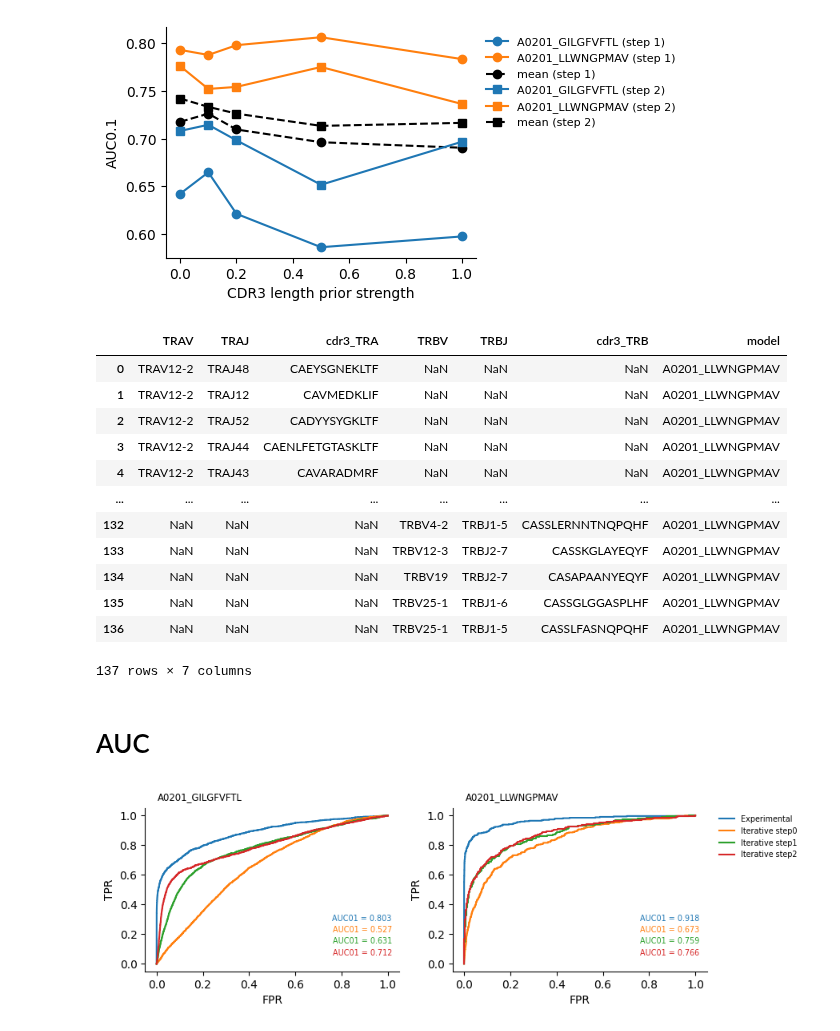
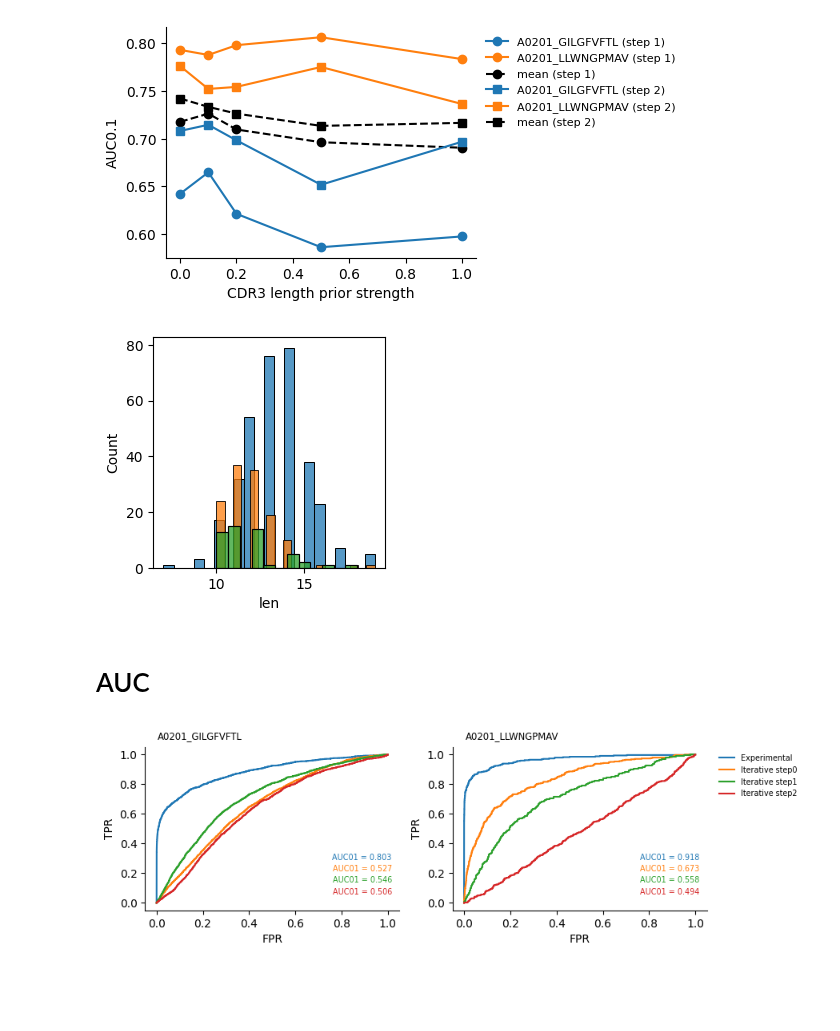
Before and after one commit to Rita-Ann-Roessner/Postdoc-UNIL, a Jupyter notebook: 260626_ESMfold2_motif_builder/Monitor.ipynb, the cells around one changed output. Cells and saved outputs as stored; diff of their text form; code cells hidden in the pictures; blank space fills up the shorter version.

Commit message:
reverse length correction

```diff
--- a/260626_ESMfold2_motif_builder/Monitor.ipynb
+++ b/260626_ESMfold2_motif_builder/Monitor.ipynb
@@ -53,8 +53,8 @@ for cnt, peptide in enumerate(peptides):
     ax = axes[cnt]
 
     for step, color in zip(steps, colors):
-        df1 = pd.read_csv(f'TCR_motif_atlas_decoy_correction/{peptide}/{step}/output_alpha.csv')[['ID', 'iptm_pair_mean']]
-        df2 = pd.read_csv(f'TCR_motif_atlas_decoy_correction/{peptide}/{step}/output_beta.csv')[['ID', 'iptm_pair_mean']]
+        df1 = pd.read_csv(f'TCR_motif_atlas_decoy_correction_v2/{peptide}/{step}/output_alpha.csv')[['ID', 'iptm_pair_mean']]
+        df2 = pd.read_csv(f'TCR_motif_atlas_decoy_correction_v2/{peptide}/{step}/output_beta.csv')[['ID', 'iptm_pair_mean']]
         df = pd.concat([df1, df2])
         sns.kdeplot(df, x='iptm_pair_mean', ax=ax, label=step, color=color)
 
@@ -245,22 +245,15 @@ sns.despine()
 # %% [output]
 [figure]
 # %%
-df = pd.read_csv('benchmark_LEN/vj060_len030/A0201_LLWNGPMAV/step2/motif_eval.csv')
-df
+fig, ax = plt.subplots(1,1, figsize=(3,3))
+
+for i in range(3):
+    df = pd.read_csv(f'TCR_motif_atlas_decoy_correction/A0201_LLWNGPMAV/step{i}/top_tcrs_alpha.csv')
+    df = df.sort_values(by='iptm_pair_mean', ascending = False)
+    df['len'] = df['cdr3_TRA'].str.len()
+    sns.histplot(df, x='len', ax=ax)
 # %% [output]
-|  | TRAV | TRAJ | cdr3_TRA | TRBV | TRBJ | cdr3_TRB | model |
-| 0 | TRAV12-2 | TRAJ48 | CAEYSGNEKLTF | NaN | NaN | NaN | A0201_LLWNGPMAV |
-| 1 | TRAV12-2 | TRAJ12 | CAVMEDKLIF | NaN | NaN | NaN | A0201_LLWNGPMAV |
-| 2 | TRAV12-2 | TRAJ52 | CADYYSYGKLTF | NaN | NaN | NaN | A0201_LLWNGPMAV |
-| 3 | TRAV12-2 | TRAJ44 | CAENLFETGTASKLTF | NaN | NaN | NaN | A0201_LLWNGPMAV |
-| 4 | TRAV12-2 | TRAJ43 | CAVARADMRF | NaN | NaN | NaN | A0201_LLWNGPMAV |
-| ... | ... | ... | ... | ... | ... | ... | ... |
-| 132 | NaN | NaN | NaN | TRBV4-2 | TRBJ1-5 | CASSLERNNTNQPQHF | A0201_LLWNGPMAV |
-| 133 | NaN | NaN | NaN | TRBV12-3 | TRBJ2-7 | CASSKGLAYEQYF | A0201_LLWNGPMAV |
-| 134 | NaN | NaN | NaN | TRBV19 | TRBJ2-7 | CASAPAANYEQYF | A0201_LLWNGPMAV |
-| 135 | NaN | NaN | NaN | TRBV25-1 | TRBJ1-6 | CASSGLGGASPLHF | A0201_LLWNGPMAV |
-| 136 | NaN | NaN | NaN | TRBV25-1 | TRBJ1-5 | CASSLFASNQPQHF | A0201_LLWNGPMAV |
-137 rows × 7 columns
+[figure, added]
 # %% [markdown]
 # AUC
 # %%
@@ -287,35 +280,35 @@ for cnt, epitope in enumerate(epitopes):
             fontsize='x-small', color=line.get_color())
 
     # --- One curve per step ---
     for i, s in enumerate(steps):
         if s == 'step0':
             df = pd.read_csv(
                 f'TCR_motif_atlas/{epitope}/{s}/validation/validation_pred.csv'
             )
         else:
             df = pd.read_csv(
-                f'TCR_motif_atlas_decoy_correction/{epitope}/{s}/validation/validation_pred.csv'
+                f'TCR_motif_atlas_decoy_correction_v2/{epitope}/{s}/validation/validation_pred.csv'
             )
         y_true, y_scores = df['Label'].values, df['score'].values
         fpr, tpr, _ = roc_curve(y_true, y_scores)
         auc01 = roc_auc_score(y_true, y_scores, max_fpr=0.1)
         line, = ax.plot(fpr, tpr, label=f'Iterative {s}')
         ax.text(0.97, 0.23 - i * 0.07, f"AUC01 = {auc01:.3f}",
                 transform=ax.transAxes, ha='right', va='bottom',
                 fontsize='x-small', color=line.get_color())
 
     ax.set_xlabel('FPR')
     ax.set_ylabel('TPR')
 
 handles, labels = axes[-1].get_legend_handles_labels()
 axes[-1].legend(handles, labels, fontsize='x-small', frameon=False,
                 bbox_to_anchor=(1.02, 1), loc='upper left')
 
 sns.despine()
 plt.tight_layout()
 plt.show()
 # %% [output]
-[figure, old version]
+[figure, new version]
 # %%
 step = 2
 df = pd.read_csv(f'bck.TCR_motif_atlas.260706/A0201_GILGFVFTL/step{step}/top_tcrs_beta.csv')
```
Also changed, not shown: 2 other files.
